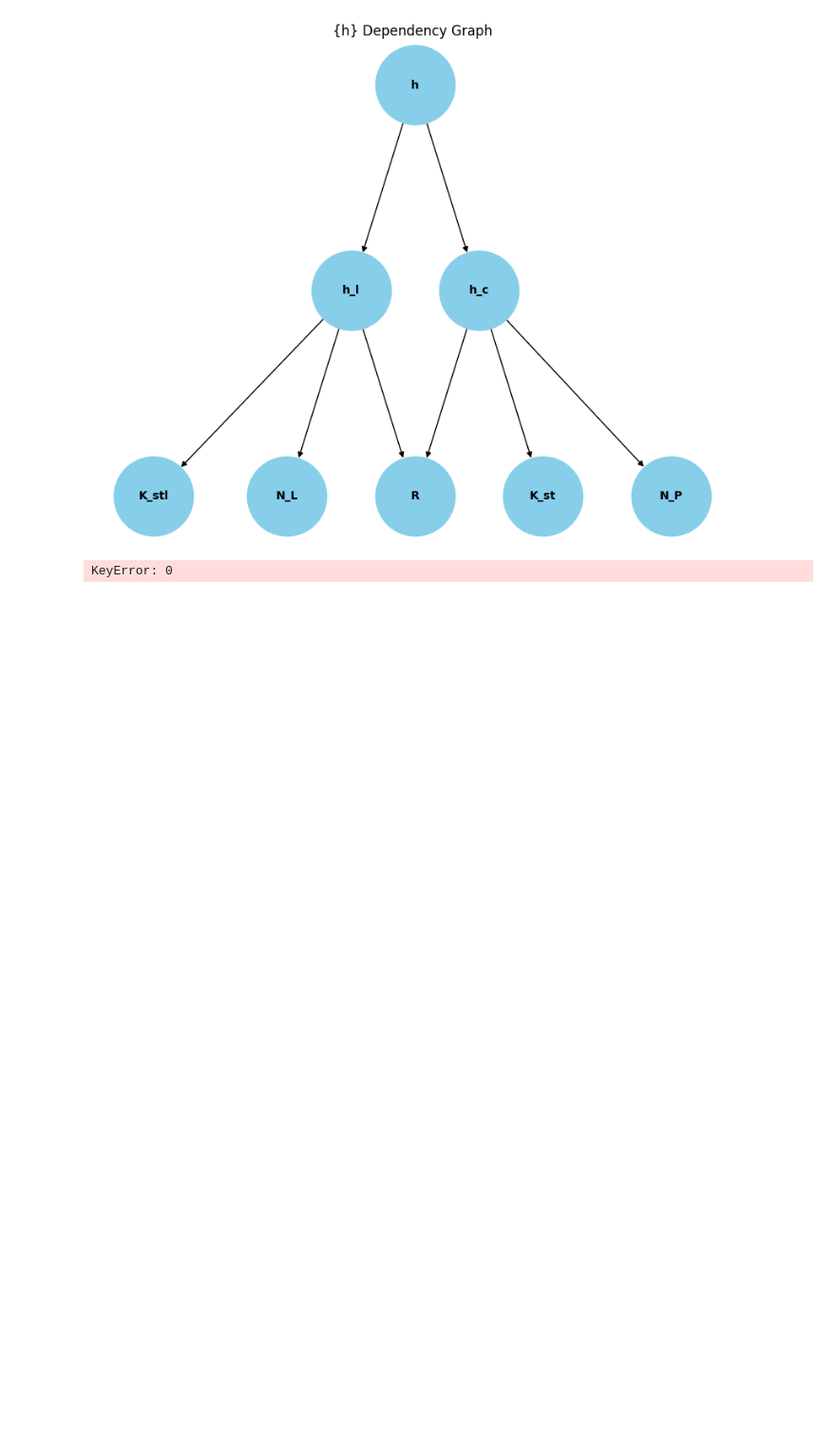
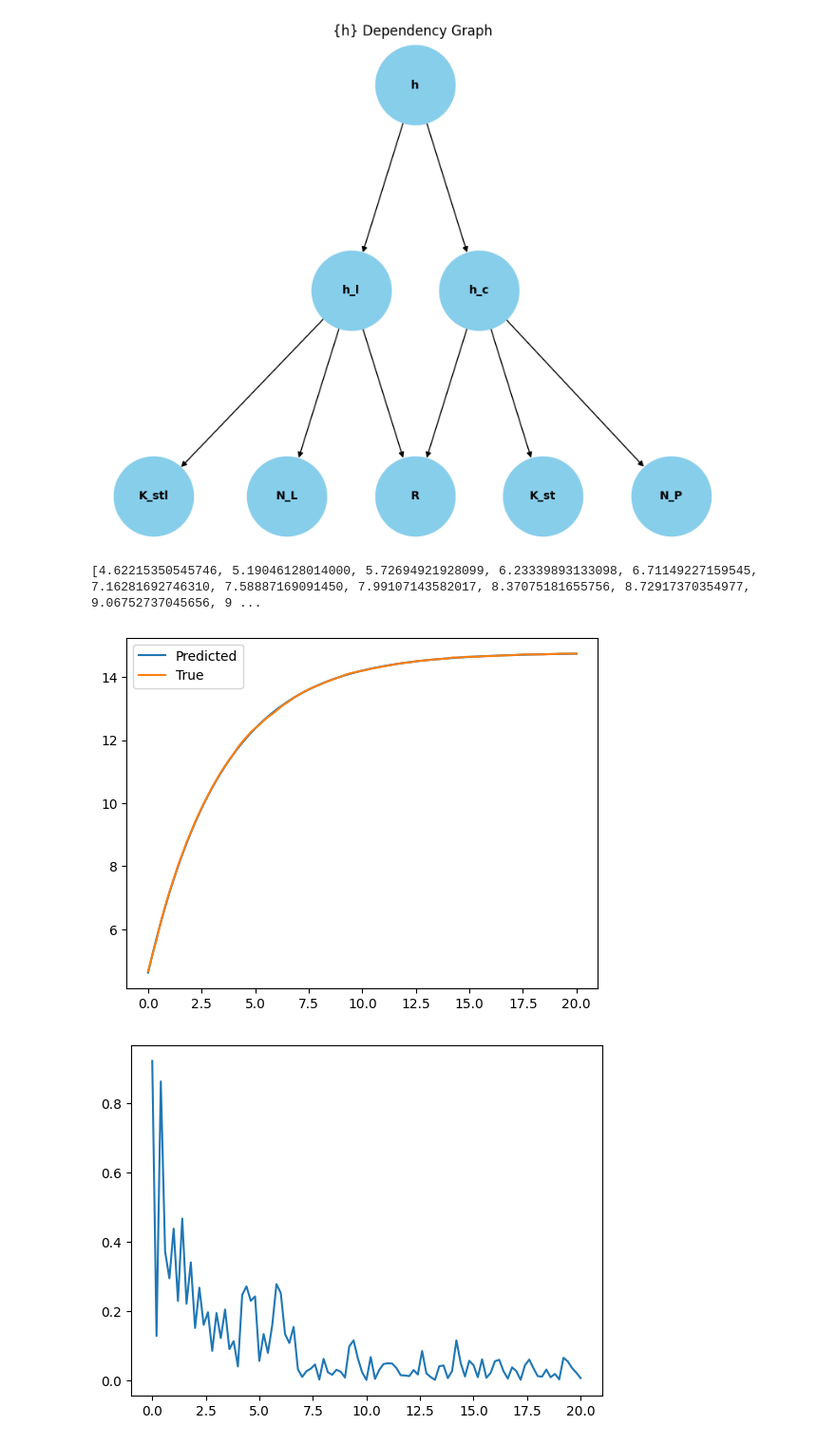
Before and after one commit to kyanjd/smart-scraper, a Jupyter notebook: fyp_work/paper_to_equation/test.ipynb, the cells around one changed output. Shown at 95% size. Saved outputs shown, nothing was run; the diff lists cells and outputs as text; code cells hidden in the pictures; blank space fills up the shorter version.

```diff
--- a/fyp_work/paper_to_equation/test.ipynb
+++ b/fyp_work/paper_to_equation/test.ipynb
@@ -216,10 +218,12 @@ full_equations = ["h = Symbol('h')\nh_g = Symbol('h_g')\nh_c = Symbol('h_c')\ne
 const_dict = {'k_s (kW/mK)': 0.14, 'k_t (H13)': 0.0244, 'k_t (Cast iron)': 0.044, 'k_t (P20)': 0.0315, 'k_l (Lubricant)': 0.024, 'R_s (m)': 3.4e-07, 'R_t (H13)': 9.8e-07, 'R_t (Cast iron)': 8.1e-07, 'R_t (P20)': 9.6e-07, 'h_a (kW/m2K)': 0.8, 'σ_U (MPa)': 21.0, 'α (−)': 0.000201, 'λ (−)': 6.05, 'β (−)': 0.00011, 'γ (m−1)': 200000.0}
 
 solver = SystemOfEquations(equations=full_equations)
 solutions = solver.solve_system(const_dict=const_dict, independent_vals=P_list, independent_symbol="P", target_symbol="h", equation_number=6)
 
 print(solutions)
-# solver.plot_graph(P_list, solutions, h_list_ref)
-# solver.plot_error_graph(P_list, solutions, h_list_ref)
+solver.plot_graph(P_list, solutions, h_list_ref)
+solver.plot_error_graph(P_list, solutions, h_list_ref)
 # %% [output]
-KeyError: 0
+[4.62215350545746, 5.19046128014000, 5.72694921928099, 6.23339893133098, 6.71149227159545, 7.16281692746310, 7.58887169091450, 7.99107143582017, 8.37075181655756, 8.72917370354977, 9.06752737045656, 9 ...
+[figure, added]
+[figure, added]
```
Also changed, not shown: parts of 1 cell of this notebook, 1 other file.
